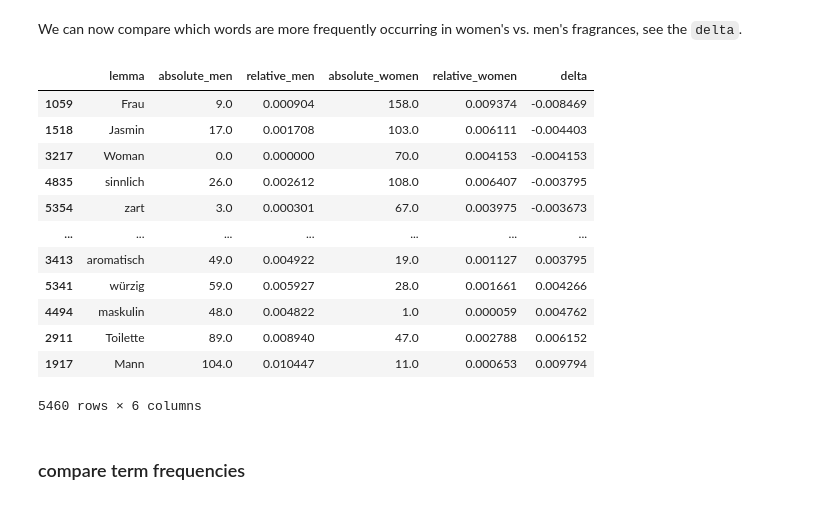
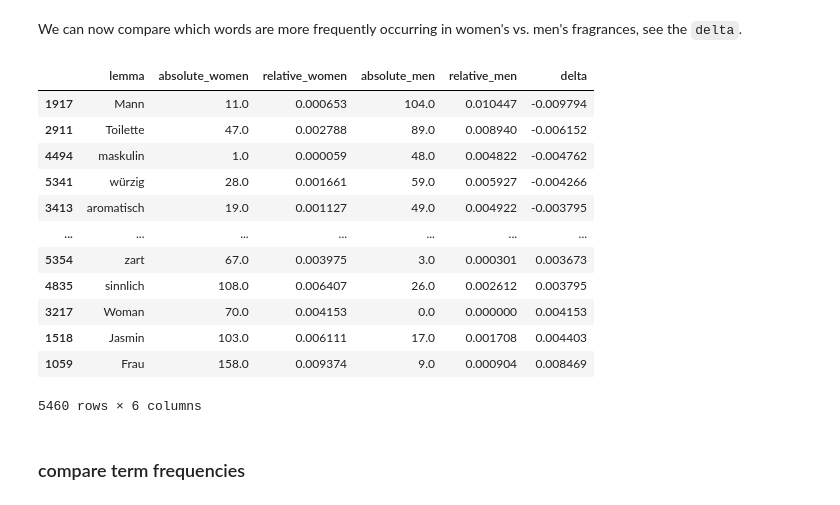
Before and after one commit to colinvn/perfumes-by-gender, a Jupyter notebook: perfumes.ipynb, the cells around one changed output. Cells and saved outputs as stored; diff of their text form; code cells hidden in the pictures.

```diff
--- a/perfumes.ipynb
+++ b/perfumes.ipynb
@@ -478,22 +478,22 @@ dtm_women
 # %% [markdown]
 We can now compare which words are more frequently occurring in women's vs. men's fragrances, see the `delta`.
 # %%
-dtm = pd.merge(dtm_men, dtm_women, on='lemma', how='outer', suffixes=('_men', '_women')).fillna(0)
-dtm["delta"] = dtm.relative_men - dtm.relative_women
+dtm = pd.merge(dtm_women, dtm_men, on='lemma', how='outer', suffixes=('_women', '_men')).fillna(0)
+dtm["delta"] = dtm.relative_women - dtm.relative_men
 dtm.sort_values("delta")
 # %% [output]
-|  | lemma | absolute_men | relative_men | absolute_women | relative_women | delta |
-| 1059 | Frau | 9.0 | 0.000904 | 158.0 | 0.009374 | -0.008469 |
-| 1518 | Jasmin | 17.0 | 0.001708 | 103.0 | 0.006111 | -0.004403 |
-| 3217 | Woman | 0.0 | 0.000000 | 70.0 | 0.004153 | -0.004153 |
-| 4835 | sinnlich | 26.0 | 0.002612 | 108.0 | 0.006407 | -0.003795 |
-| 5354 | zart | 3.0 | 0.000301 | 67.0 | 0.003975 | -0.003673 |
+|  | lemma | absolute_women | relative_women | absolute_men | relative_men | delta |
+| 1917 | Mann | 11.0 | 0.000653 | 104.0 | 0.010447 | -0.009794 |
+| 2911 | Toilette | 47.0 | 0.002788 | 89.0 | 0.008940 | -0.006152 |
+| 4494 | maskulin | 1.0 | 0.000059 | 48.0 | 0.004822 | -0.004762 |
+| 5341 | würzig | 28.0 | 0.001661 | 59.0 | 0.005927 | -0.004266 |
+| 3413 | aromatisch | 19.0 | 0.001127 | 49.0 | 0.004922 | -0.003795 |
 | ... | ... | ... | ... | ... | ... | ... |
-| 3413 | aromatisch | 49.0 | 0.004922 | 19.0 | 0.001127 | 0.003795 |
-| 5341 | würzig | 59.0 | 0.005927 | 28.0 | 0.001661 | 0.004266 |
-| 4494 | maskulin | 48.0 | 0.004822 | 1.0 | 0.000059 | 0.004762 |
-| 2911 | Toilette | 89.0 | 0.008940 | 47.0 | 0.002788 | 0.006152 |
-| 1917 | Mann | 104.0 | 0.010447 | 11.0 | 0.000653 | 0.009794 |
+| 5354 | zart | 67.0 | 0.003975 | 3.0 | 0.000301 | 0.003673 |
+| 4835 | sinnlich | 108.0 | 0.006407 | 26.0 | 0.002612 | 0.003795 |
+| 3217 | Woman | 70.0 | 0.004153 | 0.0 | 0.000000 | 0.004153 |
+| 1518 | Jasmin | 103.0 | 0.006111 | 17.0 | 0.001708 | 0.004403 |
+| 1059 | Frau | 158.0 | 0.009374 | 9.0 | 0.000904 | 0.008469 |
 5460 rows × 6 columns
 # %% [markdown]
 ### compare term frequencies
```
Also changed, not shown: parts of 2 cells of this notebook, 3 other files.
